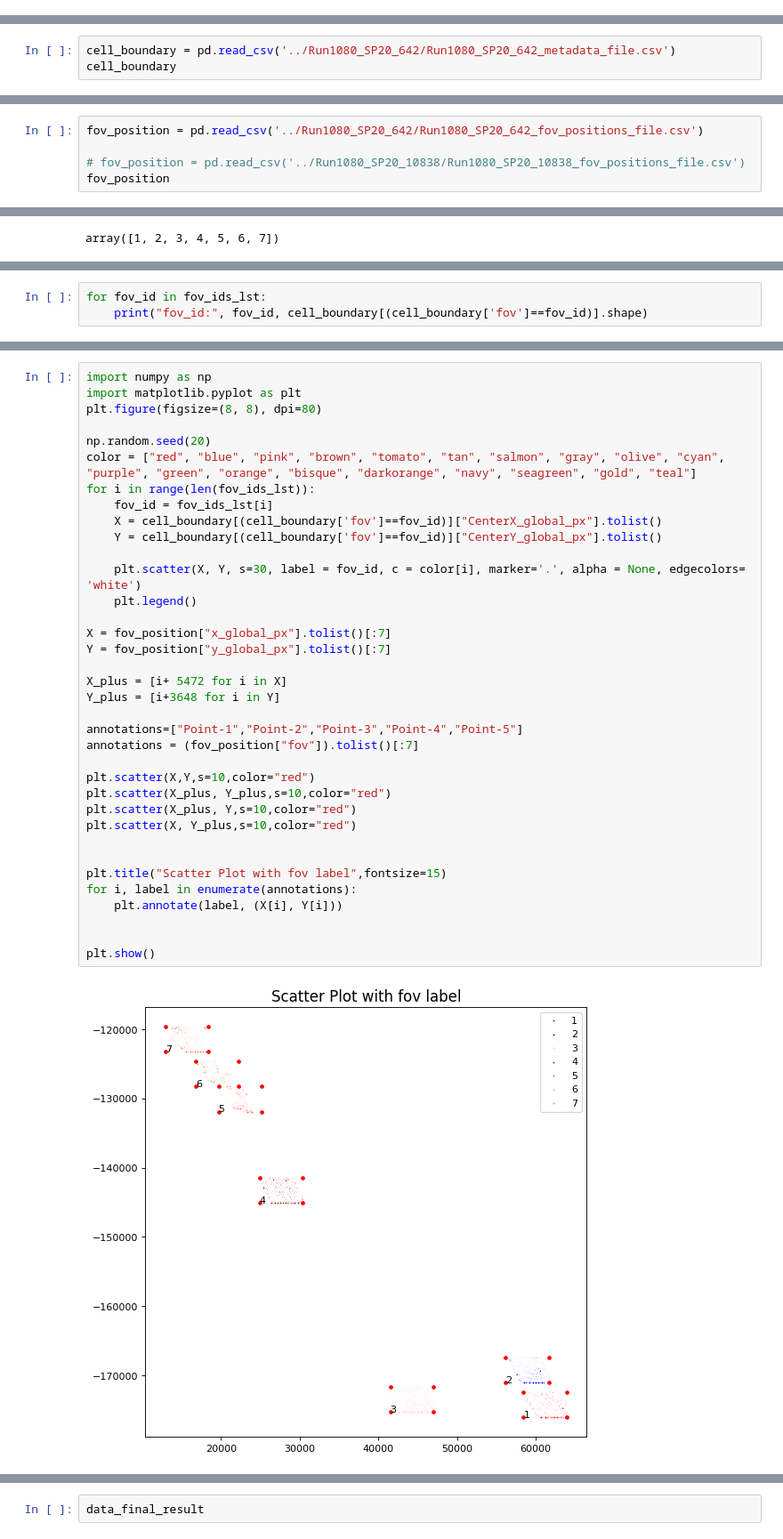
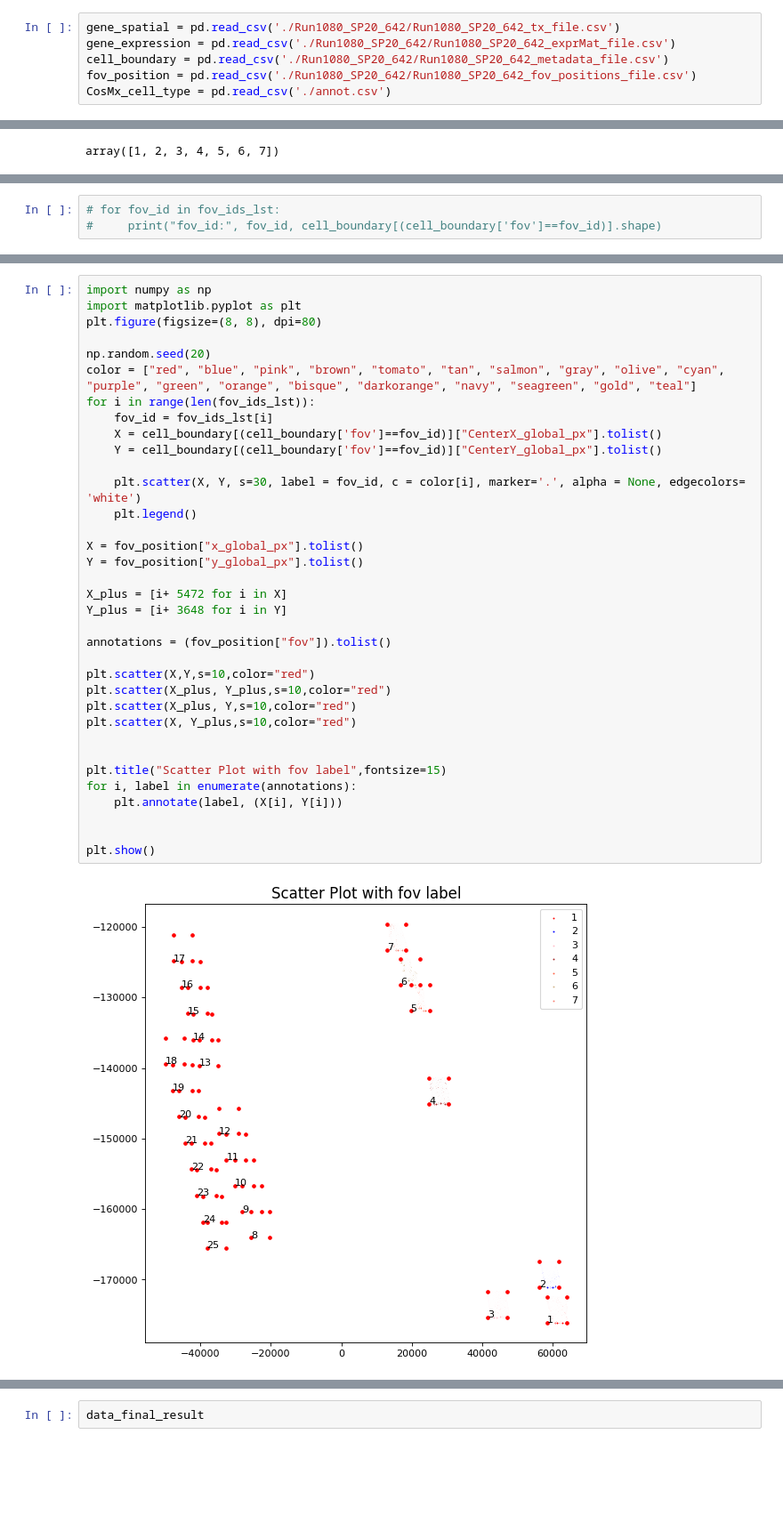
Before and after one commit to OmicsML/SpatialCTD, a Jupyter notebook: pseudo_spot_generation/kidney/Run1080_SP20_642_generate.ipynb, the cells around one changed output, grey strips where cells are left out. Shown at 89% size. Drawn from its saved outputs; the diff is of its cells as text; blank space fills up the shorter version.

```diff
--- a/pseudo_spot_generation/kidney/Run1080_SP20_642_generate.ipynb
+++ b/pseudo_spot_generation/kidney/Run1080_SP20_642_generate.ipynb
@@ -102,0 +30,6 @@ gene_expression
+# %%
+gene_spatial = pd.read_csv('./Run1080_SP20_642/Run1080_SP20_642_tx_file.csv')
+gene_expression = pd.read_csv('./Run1080_SP20_642/Run1080_SP20_642_exprMat_file.csv')
+cell_boundary = pd.read_csv('./Run1080_SP20_642/Run1080_SP20_642_metadata_file.csv')
+fov_position = pd.read_csv('./Run1080_SP20_642/Run1080_SP20_642_fov_positions_file.csv')
+CosMx_cell_type = pd.read_csv('./annot.csv')
@@ -104,6 +47,3 @@ gene_expression
 gene_expression.shape
 # %% [output]
 (14324, 981)
-# %%
-cell_boundary = pd.read_csv('../Run1080_SP20_642/Run1080_SP20_642_metadata_file.csv')
-cell_boundary
@@ -170,5 +54,0 @@ min(cell_boundary_fov_1["CenterY_local_px"]), max(cell_boundary_fov_1["CenterY_l
-# %%
-fov_position = pd.read_csv('../Run1080_SP20_642/Run1080_SP20_642_fov_positions_file.csv')
-
-# fov_position = pd.read_csv('../Run1080_SP20_10838/Run1080_SP20_10838_fov_positions_file.csv')
-fov_position
@@ -603,3 +222,3 @@ plt.show()
 # %%
-for fov_id in fov_ids_lst:
-    print("fov_id:", fov_id, cell_boundary[(cell_boundary['fov']==fov_id)].shape)
+# for fov_id in fov_ids_lst:
+#     print("fov_id:", fov_id, cell_boundary[(cell_boundary['fov']==fov_id)].shape)
@@ -620,37 +227,36 @@ import numpy as np
 import matplotlib.pyplot as plt
 plt.figure(figsize=(8, 8), dpi=80)
 
 np.random.seed(20)
 color = ["red", "blue", "pink", "brown", "tomato", "tan", "salmon", "gray", "olive", "cyan", "purple", "green", "orange", "bisque", "darkorange", "navy", "seagreen", "gold", "teal"]
 for i in range(len(fov_ids_lst)):
     fov_id = fov_ids_lst[i]
     X = cell_boundary[(cell_boundary['fov']==fov_id)]["CenterX_global_px"].tolist()
     Y = cell_boundary[(cell_boundary['fov']==fov_id)]["CenterY_global_px"].tolist()
 
     plt.scatter(X, Y, s=30, label = fov_id, c = color[i], marker='.', alpha = None, edgecolors= 'white')
     plt.legend()
 
-X = fov_position["x_global_px"].tolist()[:7]
-Y = fov_position["y_global_px"].tolist()[:7]
+X = fov_position["x_global_px"].tolist()
+Y = fov_position["y_global_px"].tolist()
 
 X_plus = [i+ 5472 for i in X]
-Y_plus = [i+3648 for i in Y]
+Y_plus = [i+ 3648 for i in Y]
 
-annotations=["Point-1","Point-2","Point-3","Point-4","Point-5"]
-annotations = (fov_position["fov"]).tolist()[:7]
+annotations = (fov_position["fov"]).tolist()
 
 plt.scatter(X,Y,s=10,color="red")
 plt.scatter(X_plus, Y_plus,s=10,color="red")
 plt.scatter(X_plus, Y,s=10,color="red")
 plt.scatter(X, Y_plus,s=10,color="red")
 
 
 plt.title("Scatter Plot with fov label",fontsize=15)
 for i, label in enumerate(annotations):
     plt.annotate(label, (X[i], Y[i]))
 
 
 plt.show()
 # %% [output]
-[figure, old version]
+[figure, new version]
 # %%
```
Also changed, not shown: parts of 108 cells of this notebook, 4 other files.
